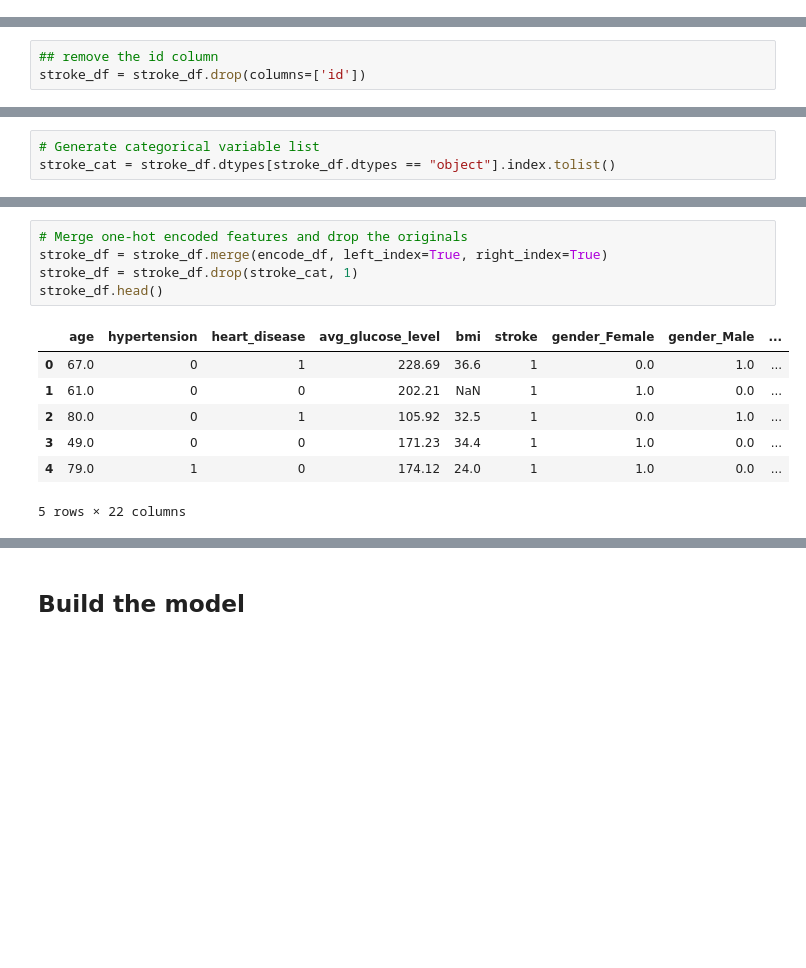
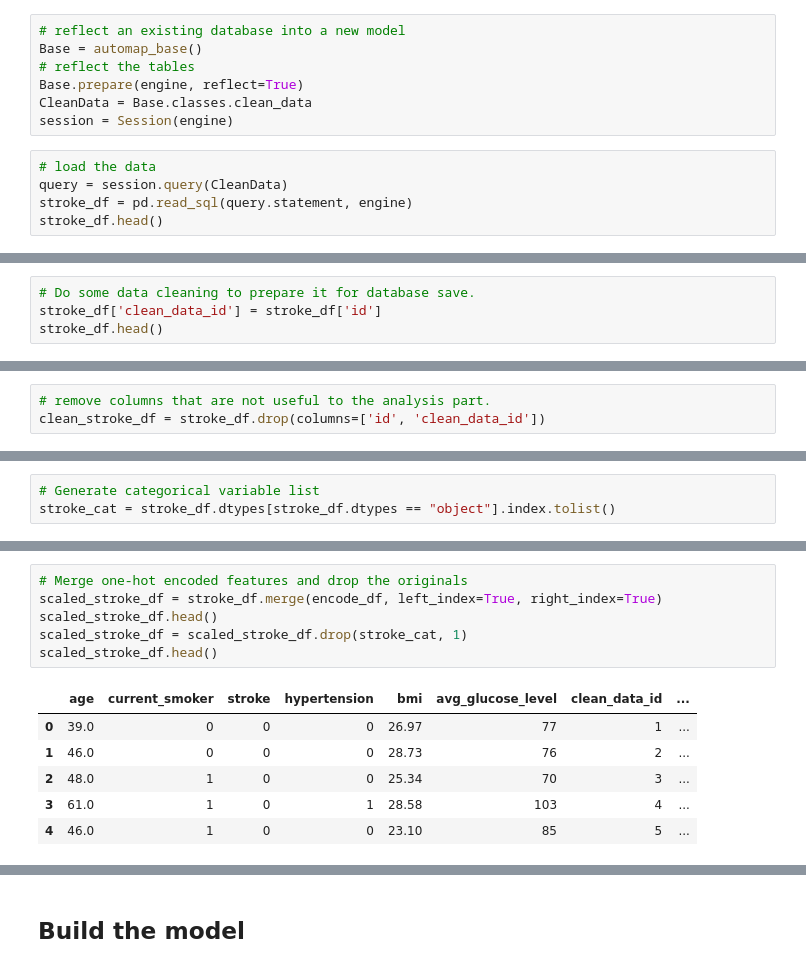
Before and after one commit to mattdharmon/stroke_data_analysis, a Jupyter notebook: Stroke Risks.ipynb, the cells around one changed output, grey strips where cells are left out. Cells and saved outputs as stored; diff of their text form; blank space fills up the shorter version.

```diff
--- a/Stroke Risks.ipynb
+++ b/Stroke Risks.ipynb
@@ -24,0 +26,12 @@ stroke_df.head()
+# %%
+# reflect an existing database into a new model
+Base = automap_base()
+# reflect the tables
+Base.prepare(engine, reflect=True)
+CleanData = Base.classes.clean_data
+session = Session(engine)
+# %%
+# load the data
+query = session.query(CleanData)
+stroke_df = pd.read_sql(query.statement, engine)
+stroke_df.head()
@@ -24,0 +45,4 @@ stroke_df.head()
+# %%
+# Do some data cleaning to prepare it for database save.
+stroke_df['clean_data_id'] = stroke_df['id']
+stroke_df.head()
@@ -25,6 +56,6 @@ stroke_df.head()
 # %%
-## remove the id column
-stroke_df = stroke_df.drop(columns=['id'])
+# remove columns that are not useful to the analysis part.
+clean_stroke_df = stroke_df.drop(columns=['id', 'clean_data_id'])
 # %% [markdown]
 ## Data Inspection
 # %%
@@ -117,13 +141,13 @@ encode_df.head()
 # %%
 # Merge one-hot encoded features and drop the originals
-stroke_df = stroke_df.merge(encode_df, left_index=True, right_index=True)
-stroke_df = stroke_df.drop(stroke_cat, 1)
-stroke_df.head()
+scaled_stroke_df = stroke_df.merge(encode_df, left_index=True, right_index=True)
+scaled_stroke_df.head()
+scaled_stroke_df = scaled_stroke_df.drop(stroke_cat, 1)
+scaled_stroke_df.head()
 # %% [output]
-|  | age | hypertension | heart_disease | avg_glucose_level | bmi | stroke | gender_Female | gender_Male | ... |
-| 0 | 67.0 | 0 | 1 | 228.69 | 36.6 | 1 | 0.0 | 1.0 | ... |
-| 1 | 61.0 | 0 | 0 | 202.21 | NaN | 1 | 1.0 | 0.0 | ... |
-| 2 | 80.0 | 0 | 1 | 105.92 | 32.5 | 1 | 0.0 | 1.0 | ... |
-| 3 | 49.0 | 0 | 0 | 171.23 | 34.4 | 1 | 1.0 | 0.0 | ... |
-| 4 | 79.0 | 1 | 0 | 174.12 | 24.0 | 1 | 1.0 | 0.0 | ... |
+|  | age | current_smoker | stroke | hypertension | bmi | avg_glucose_level | clean_data_id | ... |
+| 0 | 39.0 | 0 | 0 | 0 | 26.97 | 77 | 1 | ... |
+| 1 | 46.0 | 0 | 0 | 0 | 28.73 | 76 | 2 | ... |
+| 2 | 48.0 | 1 | 0 | 0 | 25.34 | 70 | 3 | ... |
+| 3 | 61.0 | 1 | 0 | 1 | 28.58 | 103 | 4 | ... |
+| 4 | 46.0 | 1 | 0 | 0 | 23.10 | 85 | 5 | ... |
-5 rows × 22 columns
```
Also changed, not shown: parts of 13 cells of this notebook, 3 other files.
